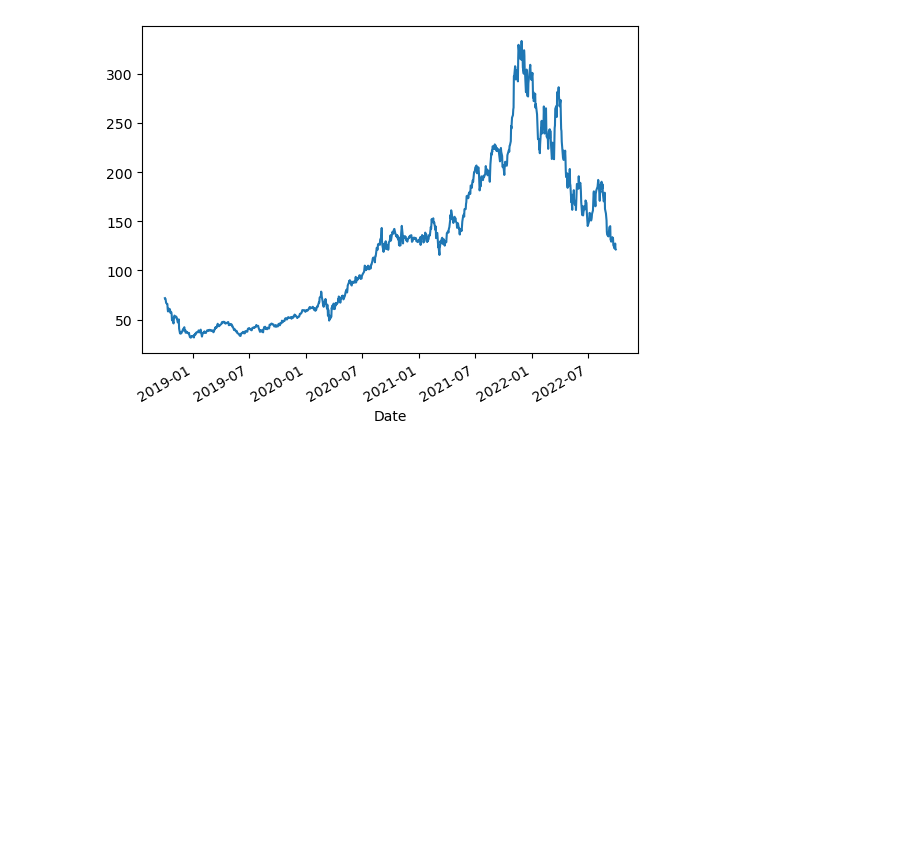
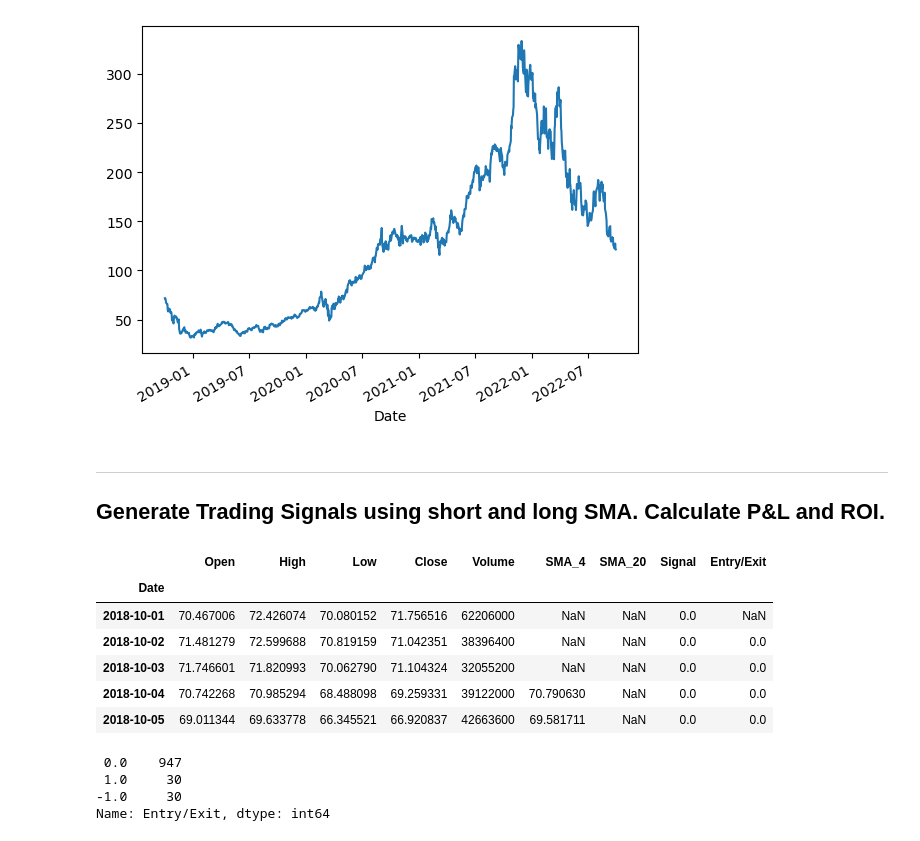
Before and after one commit to jamestan8292/Trading_Bot, a Jupyter notebook: main_ml_LSTM.ipynb, the cells around one changed output. Saved outputs shown, nothing was run; the diff lists cells and outputs as text; code cells hidden in the pictures; blank space fills up the shorter version.

```diff
--- a/main_ml_LSTM.ipynb
+++ b/main_ml_LSTM.ipynb
@@ -29,5 +52,9 @@ tf.config.set_visible_devices([], 'GPU')
 # %%
 ticker = 'NVDA'
-
 stock_data_period = '4y'
 stock_data_interval = '1d'
+
+outfile = ('./Resources/' + str(ticker) +'_out.csv') # output data for review
+
+short_window = 4
+long_window = 20
@@ -34,9 +64,9 @@ stock_data_interval = '1d'
 # %%
 # Get live stock data
-df = pd.DataFrame()
-df = df.ta.ticker(ticker, period = stock_data_period, interval = stock_data_interval)
-df.drop(columns=['Dividends', 'Stock Splits'],inplace=True,axis=1)
-df
+stock_df = pd.DataFrame()
+stock_df = stock_df.ta.ticker(ticker, period = stock_data_period, interval = stock_data_interval)
+stock_df.drop(columns=['Dividends', 'Stock Splits'],inplace=True,axis=1)
+stock_df
 # %% [output]
 |  | Open | High | Low | Close | Volume |
 | Date |  |  |  |  |  |
@@ -58,3 +107,41 @@ df['Close'].plot()
 # %% [output]
 <AxesSubplot:xlabel='Date'>
 [figure]
+# %% [markdown]
+___
+## Generate Trading Signals using short and long SMA. Calculate P&L and ROI.
+# %%
+# Create a column to hold the trading signal
+df['Signal'] = 0.0
+
+# Generate the trading signal 0 or 1,
+# where 1 is the short-window greater than the long-window
+# and 0 is when the condition is not met
+
+SMA_short = ('SMA_' + str(short_window))
+SMA_long = ('SMA_' + str(long_window))
+
+df['Signal'][short_window:] = np.where(
+    df[SMA_short][short_window:] > df[SMA_long][short_window:], 1.0, 0.0
+)
+
+# Calculate the points in time when the Signal value changes
+# Identify trade entry (1) and exit (-1) points
+df['Entry/Exit'] = df['Signal'].diff()
+
+df.head()
+# %% [output]
+|  | Open | High | Low | Close | Volume | SMA_4 | SMA_20 | Signal | Entry/Exit |
+| Date |  |  |  |  |  |  |  |  |  |
+| 2018-10-01 | 70.467006 | 72.426074 | 70.080152 | 71.756516 | 62206000 | NaN | NaN | 0.0 | NaN |
+| 2018-10-02 | 71.481279 | 72.599688 | 70.819159 | 71.042351 | 38396400 | NaN | NaN | 0.0 | 0.0 |
+| 2018-10-03 | 71.746601 | 71.820993 | 70.062790 | 71.104324 | 32055200 | NaN | NaN | 0.0 | 0.0 |
+| 2018-10-04 | 70.742268 | 70.985294 | 68.488098 | 69.259331 | 39122000 | 70.790630 | NaN | 0.0 | 0.0 |
+| 2018-10-05 | 69.011344 | 69.633778 | 66.345521 | 66.920837 | 42663600 | 69.581711 | NaN | 0.0 | 0.0 |
+# %%
+df['Entry/Exit'].value_counts()
+# %% [output]
+ 0.0    947
+ 1.0     30
+-1.0     30
+Name: Entry/Exit, dtype: int64
```
Also changed, not shown: parts of 29 cells of this notebook, 1 other file.
